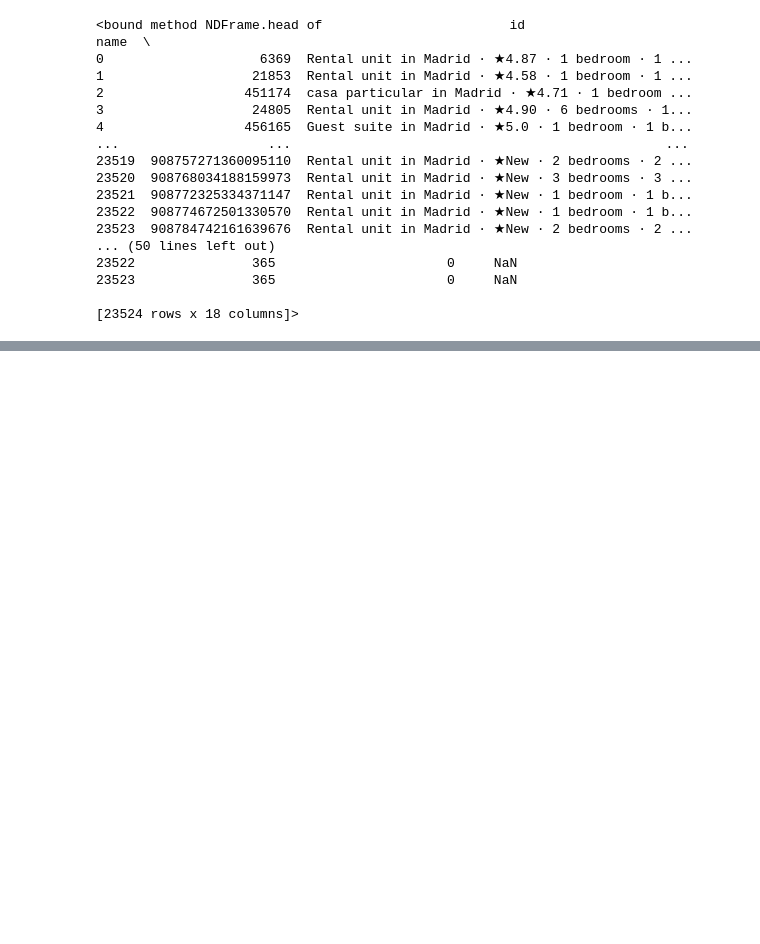
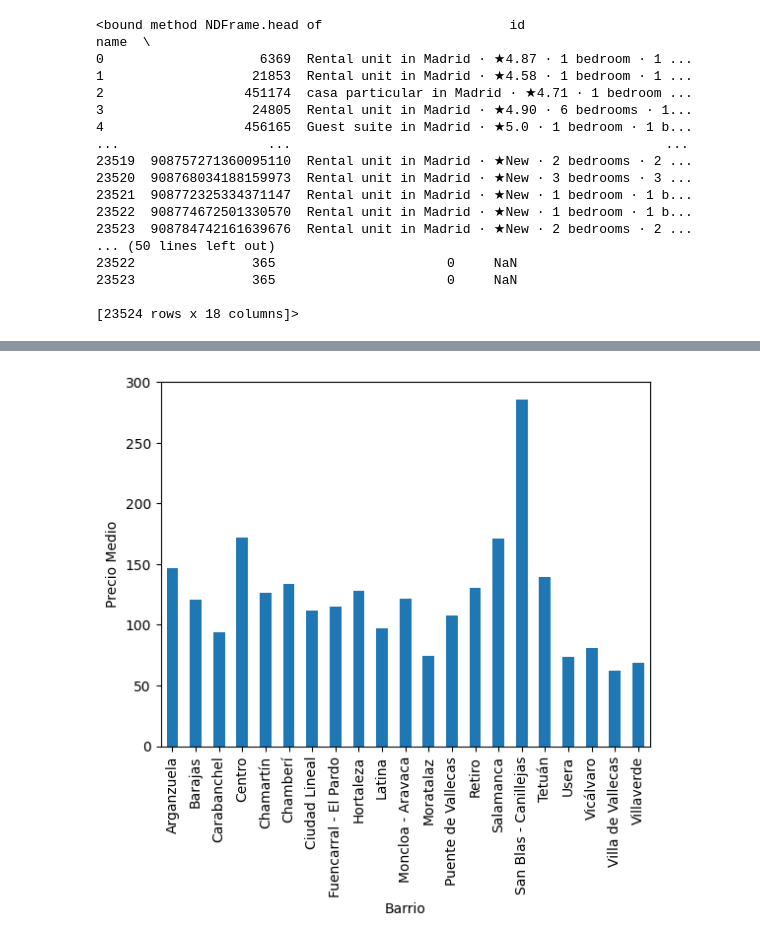
Before and after one commit to Monalaihoi/Training, a Jupyter notebook: airbnb_data2023.ipynb, the cells around one changed output, grey strips where cells are left out. Saved outputs shown, nothing was run; the diff lists cells and outputs as text; code cells hidden in the pictures; blank space fills up the shorter version.

```diff
--- a/airbnb_data2023.ipynb
+++ b/airbnb_data2023.ipynb
@@ -122,0 +197,16 @@ data.describe()
+# %%
+##Exploracion de datos con pandas
+# Agrupando por 'neighbourhood' y calculando el precio medio
+precio_medio_por_barrio = df_airbnb.groupby('neighbourhood_group')['price'].mean()
+
+# Crear gráfico de barras
+precio_medio_por_barrio.plot.bar()
+
+# Etiquetando los ejes
+plt.xlabel('Barrio')
+plt.ylabel('Precio Medio')
+
+# Mostrar el gráfico
+plt.show()
+# %% [output]
+[figure, added]
```
Also changed, not shown: parts of 15 cells of this notebook.
